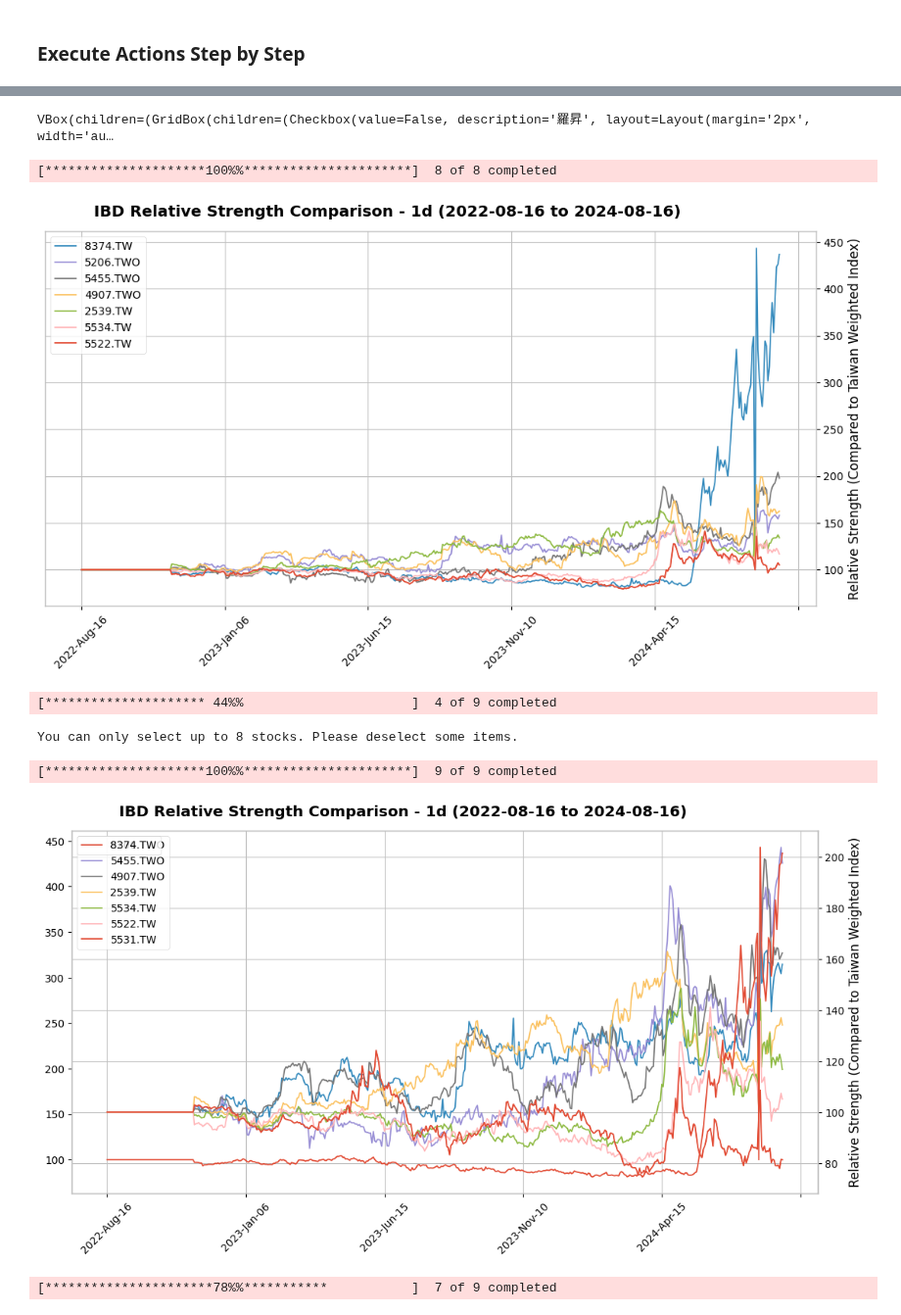
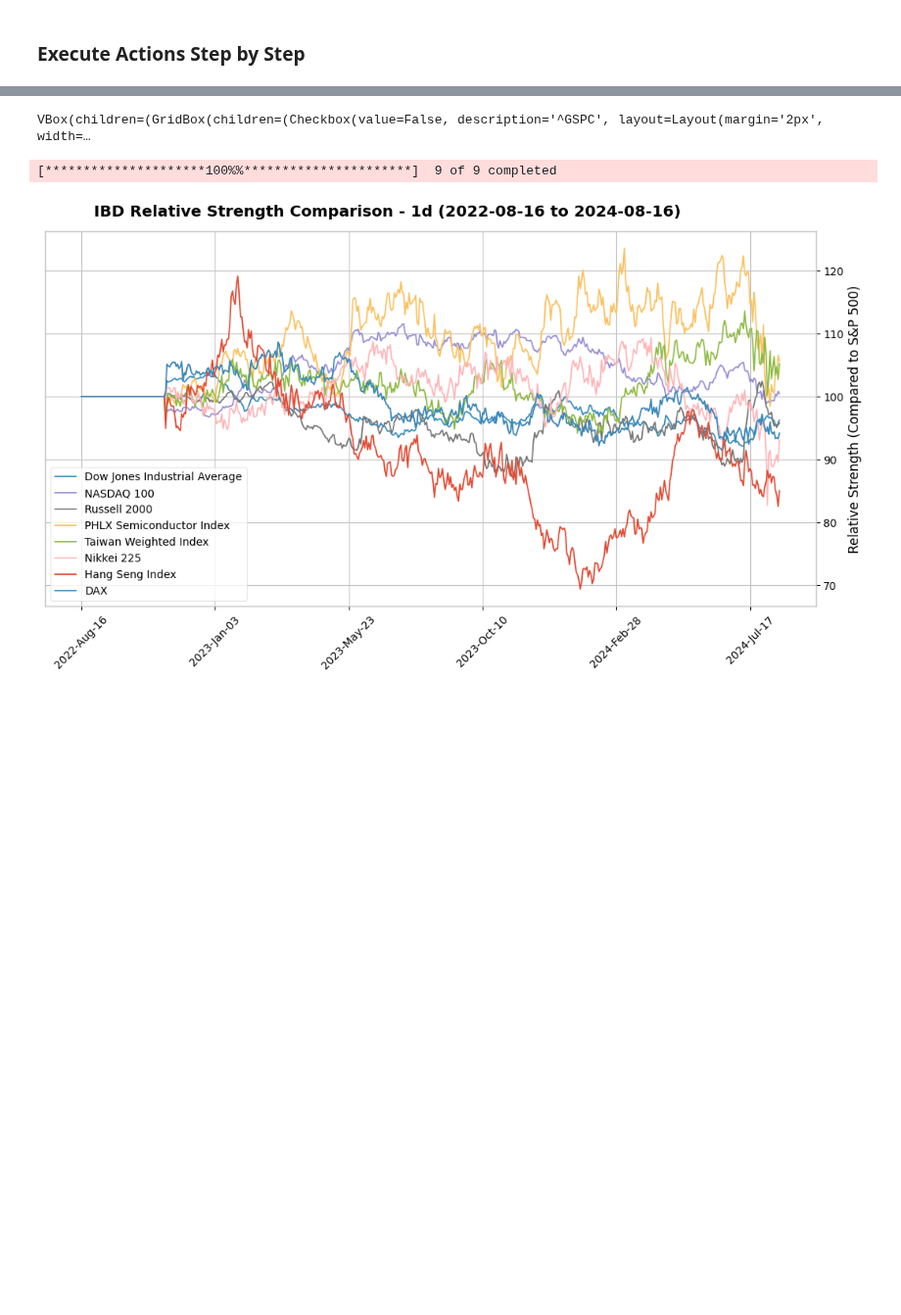
Before and after one commit to yorkjong/stock-reports, a Jupyter notebook: notebooks/ibd_reports.ipynb, the cells around one changed output, grey strips where cells are left out. Shown at 98% size. Saved outputs shown, nothing was run; the diff lists cells and outputs as text; code cells hidden in the pictures; blank space fills up the shorter version.

Commit message:
feat: add source selection for showing the Comparison of RS Lines

```diff
--- a/notebooks/ibd_reports.ipynb
+++ b/notebooks/ibd_reports.ipynb
@@ -395,5 +403,6 @@ Date: 20240818
 # %%
 # @title Step 4. Show the Comparison of RS Lines {"run":"auto"}
+source = "Major Global Stock Indices" # @param ["Step 2. Top Percentile Items","Step 3. Top Increasing RS","Major Global Stock Indices"]
 period = "2y" # @param ["1y","2y","5y"]
 interval = "1d" # @param ["1d","1wk"]
 backend = "mplfinance" # @param ["mplfinance","Plotly"]
@@ -408,18 +417,31 @@ def convert_to_list(value):
         return value.split(',')
     return value
 
-# Define available stock tickers
-tickers = OrderedSet()
-if 'Ticker' in df_top.columns:
-    tickers += OrderedSet(df_top['Ticker'])
-elif 'Tickers' in df_top.columns:
-    df_top['Tickers'] = df_top['Tickers'].apply(convert_to_list)
-    tickers += OrderedSet(get_tickers(df_top))
-if 'Ticker' in df_top_filtered.columns:
-    tickers += OrderedSet(df_top_filtered['Ticker'])
-elif 'Tickers' in df_top_filtered.columns:
-    df_top_filtered['Tickers'] = df_top_filtered['Tickers'].apply(convert_to_list)
-    tickers += OrderedSet(get_tickers(df_top_filtered))
+def tickers_from_df(df):
+    tickers = OrderedSet()
+    if 'Ticker' in df.columns:
+        tickers += OrderedSet(df['Ticker'])
+    elif 'Tickers' in df.columns:
+        df['Tickers'] = df['Tickers'].apply(convert_to_list)
+        tickers += OrderedSet(get_tickers(df))
+    return tickers
+
+def top_tickers():
+    return tickers_from_df(df_top)
+
+def top_filtered_tickers():
+    return tickers_from_df(df_top_filtered)
+
+def major_indices():
+    return ['^GSPC', '^DJI', '^IXIC', '^NDX', '^RUT', '^SOX',
+            '^TWII', '^N225', '^HSI',
+            '^STOXX50E', '^FTSE', '^GDAXI', '^FCHI', '^GSPTSE']
+
+tickers = {
+    'Step 2. Top Percentile Items': top_tickers,
+    'Step 3. Top Increasing RS': top_filtered_tickers,
+    'Major Global Stock Indices': major_indices,
+}[source]()
 
 available_tickers = [tw.stock_name(t) for t in tickers]
 
@@ -472,38 +494,33 @@ def get_selected_stocks():
 
 def validate_selection(selected_stocks):
     if len(selected_stocks) > 8:
         print("You can only select up to 8 stocks. Please deselect some items.")
         return selected_stocks[:8]  # Limit to 8 items
     return selected_stocks
 
 
 import vistock.mpl as vs_mpl
 import vistock.plotly as vs_plotly
 
 
 func_dic = {
     'mplfinance': vs_mpl.ibd_rs_cmp,
     'Plotly': vs_plotly.ibd_rs_cmp,
 }
 ibd_rs_cmp = func_dic[backend]
 
 # Define the button click event
 def on_button_click(b):
     selected_stocks = get_selected_stocks()
     symbols = validate_selection(selected_stocks)
     if not symbols:
         print("No stocks selected. Please select at least one stock.")
         return
     ibd_rs_cmp.plot(symbols, interval=interval, period=period)
 
 
 button.on_click(on_button_click)
 # %% [output]
-VBox(children=(GridBox(children=(Checkbox(value=False, description='羅昇', layout=Layout(margin='2px', width='au…
+VBox(children=(GridBox(children=(Checkbox(value=False, description='^GSPC', layout=Layout(margin='2px', width=…
-[*********************100%%**********************]  8 of 8 completed
+[*********************100%%**********************]  9 of 9 completed
-[figure, old version]
+[figure, new version]
-[********************* 44%%                      ]  4 of 9 completed
-You can only select up to 8 stocks. Please deselect some items.
-[*********************100%%**********************]  9 of 9 completed
-[figure, removed]
-[**********************78%%***********           ]  7 of 9 completed
```
Also changed, not shown: parts of 5 cells of this notebook.
